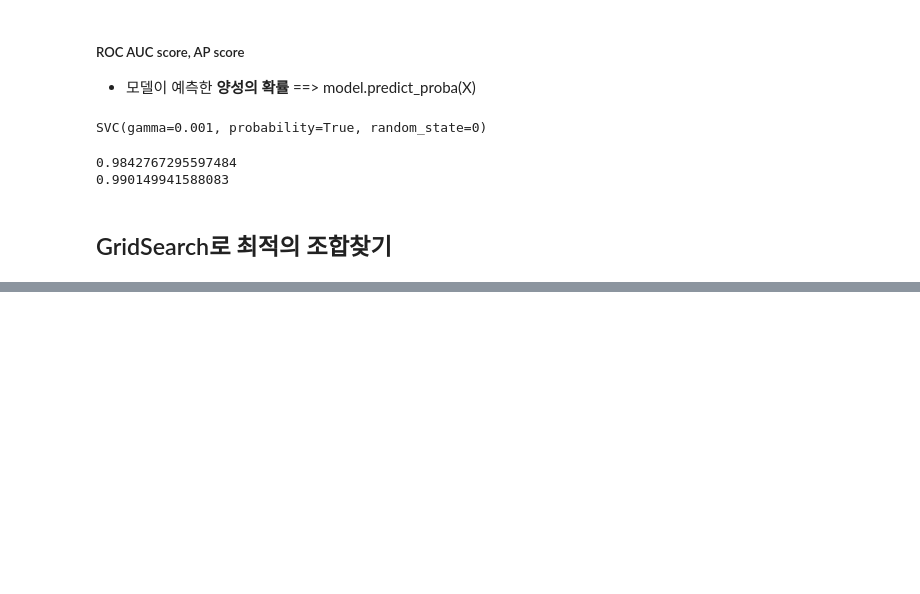
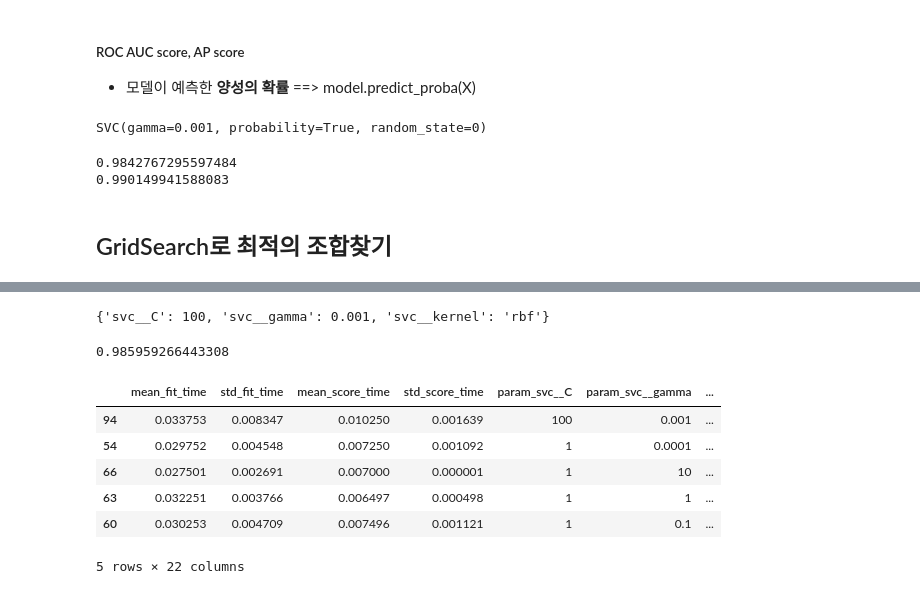
Before and after one commit to clerknek/PlayData, a Jupyter notebook: 05_MachineLearning/08_지도학습_SVM.ipynb, the cells around one changed output, grey strips where cells are left out. Drawn from its saved outputs; the diff is of its cells as text; code cells hidden in the pictures; blank space fills up the shorter version.

```diff
--- a/05_MachineLearning/08_지도학습_SVM.ipynb
+++ b/05_MachineLearning/08_지도학습_SVM.ipynb
@@ -235,0 +247,10 @@ print(average_precision_score(y_test, test_proba))
+# %%
+linear_svc = SVC(random_state=0)
+
+
+params = {
+    'C' : [0.0001, 0.001, 0.1, 1, 10, 100],
+}
+
+linear_gs = GridSearchCV(linear_svc, params, scoring='accuracy', cv=4, n_jobs=-1)
+linear_gs.fit(X_train, y_train)
@@ -235,0 +265,8 @@ print(average_precision_score(y_test, test_proba))
+# %%
+rbf_svc = SVC(kernel='rbf', random_state=0)
+params = {
+    'C' : [0.0001, 0.001, 0.1, 1, 10, 100],
+    'gamma' : [0.0001, 0.001, 0.1, 1, 10, 100],
+}
+rbf_gs = GridSearchCV(rbf_svc, params, scoring='accuracy', cv=4, n_jobs=-1)
+rbf_gs.fit(X_train, y_train)
@@ -235,0 +284,16 @@ print(average_precision_score(y_test, test_proba))
+# %%
+from sklearn.pipeline import Pipeline
+steps = [
+    ('scaler', StandardScaler()),
+    ('svc', SVC(random_state=0, probability=True))
+]
+pipeline = Pipeline(steps, verbose=True)
+# %%
+# GridSearchCV 생성
+params = {
+    'svc__kernel':['linear', 'rbf', 'poly'],
+    'svc__C':[0.0001, 0.001, 0.1, 1, 10, 100],
+    'svc__gamma':[0.0001, 0.001, 0.1, 1, 10, 100]
+}
+gs = GridSearchCV(pipeline, params, scoring=['accuracy', 'roc_auc'], refit='accuracy', cv=4, n_jobs=-1)
+gs.fit(X_train, y_train)
@@ -235,0 +313,19 @@ print(average_precision_score(y_test, test_proba))
+# %%
+gs.best_params_
+# %% [output]
+{'svc__C': 100, 'svc__gamma': 0.001, 'svc__kernel': 'rbf'}
+# %%
+gs.best_score_
+# %% [output]
+0.985959266443308
+# %%
+result = pd.DataFrame(gs.cv_results_)
+result.sort_values('rank_test_accuracy').head() # 감마 값이 달라도 accuracy 값이 같을 수 있으므로 공동 순위가 많이 있다.
+# %% [output]
+|  | mean_fit_time | std_fit_time | mean_score_time | std_score_time | param_svc__C | param_svc__gamma | ... |
+| 94 | 0.033753 | 0.008347 | 0.010250 | 0.001639 | 100 | 0.001 | ... |
+| 54 | 0.029752 | 0.004548 | 0.007250 | 0.001092 | 1 | 0.0001 | ... |
+| 66 | 0.027501 | 0.002691 | 0.007000 | 0.000001 | 1 | 10 | ... |
+| 63 | 0.032251 | 0.003766 | 0.006497 | 0.000498 | 1 | 1 | ... |
+| 60 | 0.030253 | 0.004709 | 0.007496 | 0.001121 | 1 | 0.1 | ... |
+5 rows × 22 columns
```
Also changed, not shown: parts of 12 cells of this notebook.
